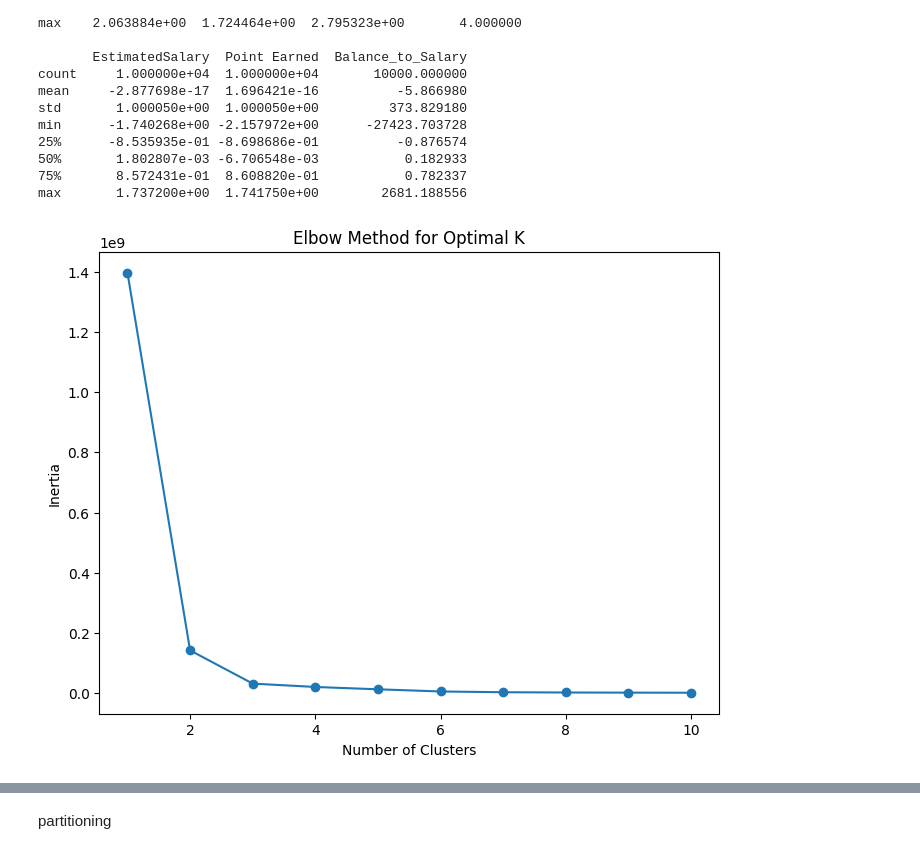
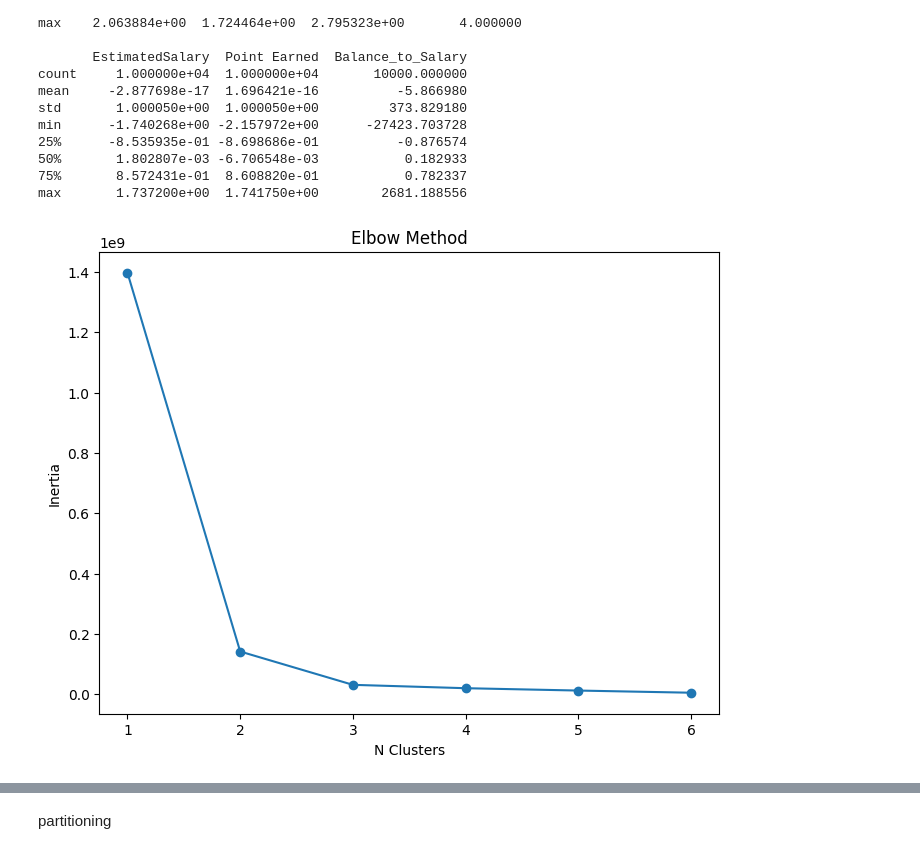
Before and after one commit to MateoPerezSuarez/Bank-Churn-Project, a Jupyter notebook: clustering.ipynb, the cells around one changed output, grey strips where cells are left out. Saved outputs shown, nothing was run; the diff lists cells and outputs as text; code cells hidden in the pictures.

```diff
--- a/clustering.ipynb
+++ b/clustering.ipynb
@@ -115,19 +115,18 @@ data_C = data2[numeric_columns + ['Balance_to_Salary']]
 y = data["Exited"]
 # %%
 inertia = []
-for k in range(1, 11):
+for k in range(1, 7):
     kmeans = KMeans(n_clusters=k, random_state=42)
     kmeans.fit(data_C)
     inertia.append(kmeans.inertia_)
 # %%
-# Plot the elbow curve
 plt.figure(figsize=(8, 6))
-plt.plot(range(1, 11), inertia, marker='o')
-plt.title("Elbow Method for Optimal K")
-plt.xlabel("Number of Clusters")
+plt.plot(range(1, 7), inertia, marker='o')
+plt.title("Elbow Method")
+plt.xlabel("N Clusters")
 plt.ylabel("Inertia")
 plt.show()
 # %% [output]
-[figure, old version]
+[figure, new version]
 # %%
 cluster_num = 2
```
Also changed, not shown: parts of 3 cells of this notebook.
